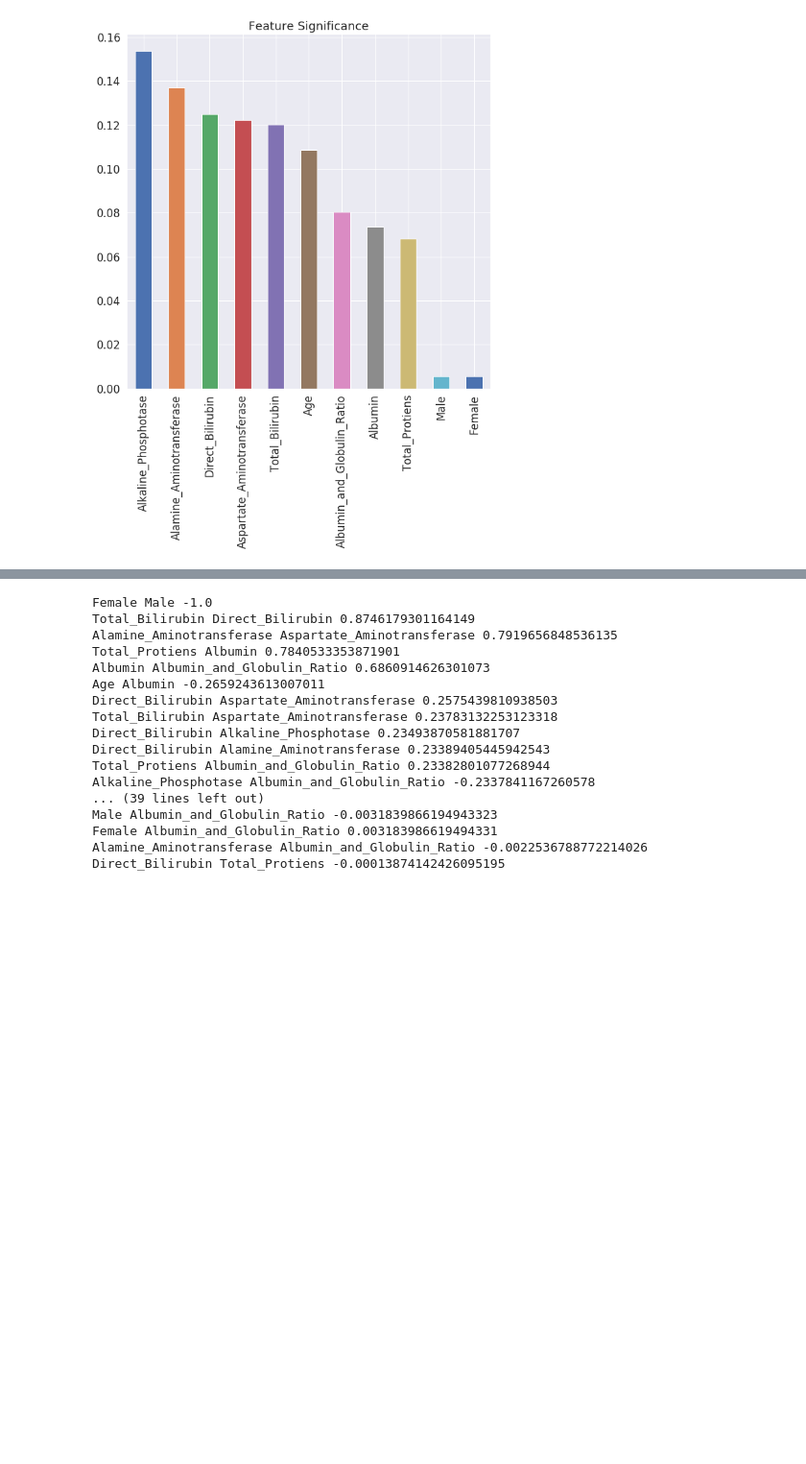
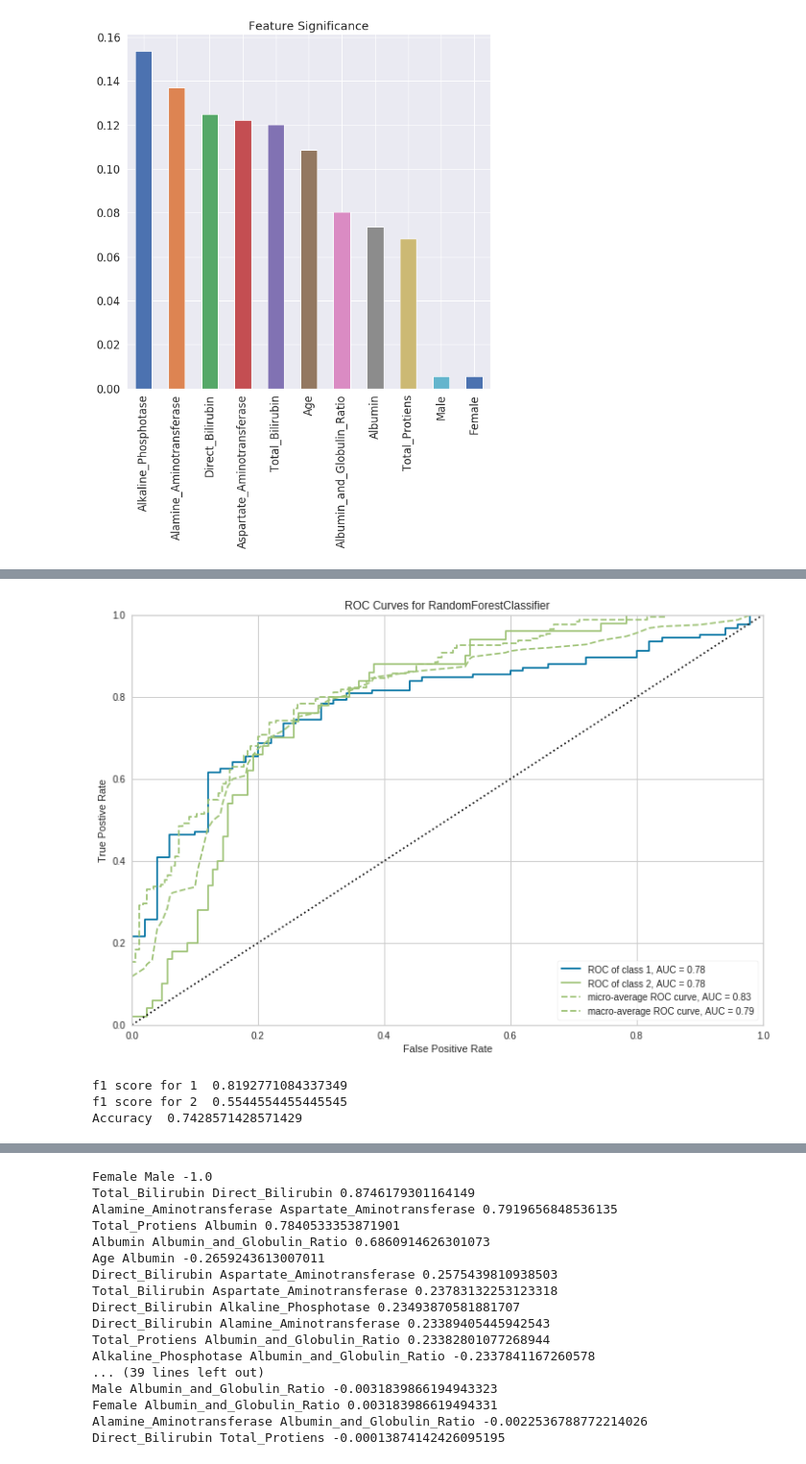
Before and after one commit to ZOvanesyan/Springboard, a Jupyter notebook: Capstone_Project1/Capstone-Project1.ipynb, the cells around one changed output, grey strips where cells are left out. Shown at 96% size. Saved outputs shown, nothing was run; the diff lists cells and outputs as text; code cells hidden in the pictures; blank space fills up the shorter version.

```diff
--- a/Capstone_Project1/Capstone-Project1.ipynb
+++ b/Capstone_Project1/Capstone-Project1.ipynb
@@ -480,0 +534,68 @@ weighted avg       0.70      0.67      0.68       175
+# %%
+# SMOTE oversampling
+from sklearn.metrics import f1_score
+from sklearn.metrics import make_scorer
+
+f1_scorer = make_scorer(f1_score)
+
+X_train, X_test, y_train, y_test = train_test_split(X[cols], y, test_size = 0.3, random_state=0, stratify=y)
+
+old_X_test = X_test
+old_y_test = y_test
+
+parameters = {'n_estimators':[200, 400, 600, 800, 1000], 'min_samples_leaf':[4, 8, 16], 'max_features': ['auto', 'sqrt']}
+rfc = RandomForestClassifier(random_state=42, min_samples_split=5, oob_score=True)
+
+sm = SMOTE(random_state=0, sampling_strategy=1.0, k_neighbors=7, n_jobs=-1)
+X_train_res, y_train_res = sm.fit_sample(X_train, y_train.ravel())
+X_test_res, y_test_res = sm.fit_sample(X_test, y_test.ravel())
+
+fscore, accuracy = XGB(X_train_res, y_train_res, X_test_res, y_test_res)
+print ("f1 score for 1 ", fscore[0])
+print ("f1 score for 2 ", fscore[1])
+print ("Accuracy ", accuracy)
+fsc1.append(fscore[0])
+fsc2.append(fscore[1])
+acc.append(accuracy)
+
+#X_train, y_train, X_test, y_test = scaling(X, y, 1)
+
+fscore, accuracy = KNN(X_train_res, y_train_res, X_test, y_test)
+print ("f1 score for 1 ", fscore[0])
+print ("f1 score for 2 ", fscore[1])
+print ("Accuracy ", accuracy)
+fsc1.append(fscore[0])
+fsc2.append(fscore[1])
+acc.append(accuracy)
+
+fscore, accuracy = LR(X_train_res, y_train_res, X_test, y_test)
+print ("f1 score for 1 ", fscore[0])
+print ("f1 score for 2 ", fscore[1])
+print ("Accuracy ", accuracy)
+fsc1.append(fscore[0])
+fsc2.append(fscore[1])
+acc.append(accuracy)
+
+#X_train, y_train, X_test, y_test = scaling(X, y, 0)
+
+fscore, accuracy = RF(X_train_res, y_train_res, X_test, y_test)
+print ("f1 score for 1 ", fscore[0])
+print ("f1 score for 2 ", fscore[1])
+print ("Accuracy ", accuracy)
+fsc1.append(fscore[0])
+fsc2.append(fscore[1])
+acc.append(accuracy)
+
+
+##scoring = make_scorer(accuracy_score, greater_is_better=True)
+
+##cl_rand_fr = GridSearchCV(rfc, param_grid=parameters, cv=3, n_jobs=-1, scoring=scoring)
+##cl_rand_fr.fit(X_train_res, y_train_res)
+#cl_rand_fr.fit(X_resampled, y_resampled)
+##cl_rand_fr = cl_rand_fr.best_estimator_
+
+# Show prediction accuracy score
+
+#print ('Accuracy of random forest classifier on test set with SMOTE oversampling: {:.2f}'.format(accuracy_score(y_test, cl_rand_fr.predict(X_test))))
+#print ("Classification report:\n{}".format(classification_report(y_test,cl_rand_fr.predict(X_test))))
+# %% [output]
@@ -480,0 +619,4 @@ weighted avg       0.70      0.67      0.68       175
+[figure, added]
+f1 score for 1  0.8192771084337349
+f1 score for 2  0.5544554455445545
+Accuracy  0.7428571428571429
```
Also changed, not shown: parts of 17 cells of this notebook, 1 other file.
